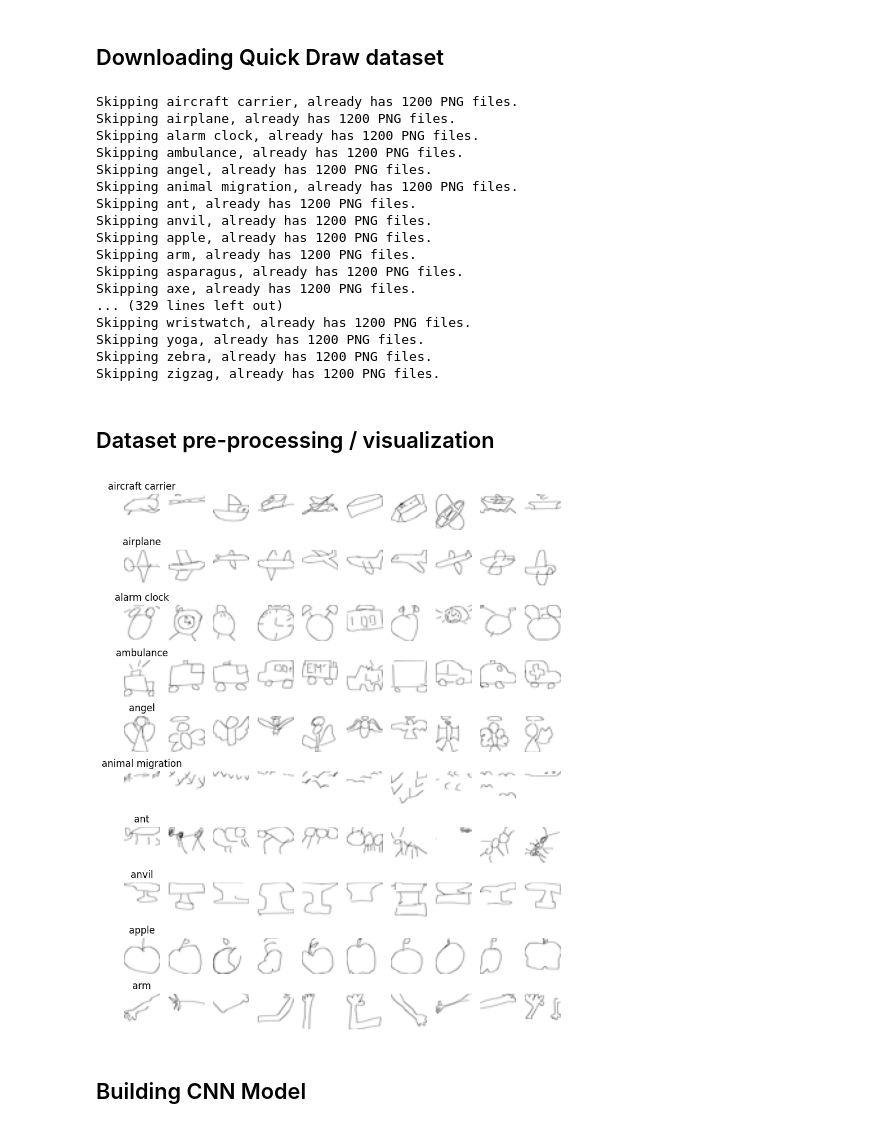
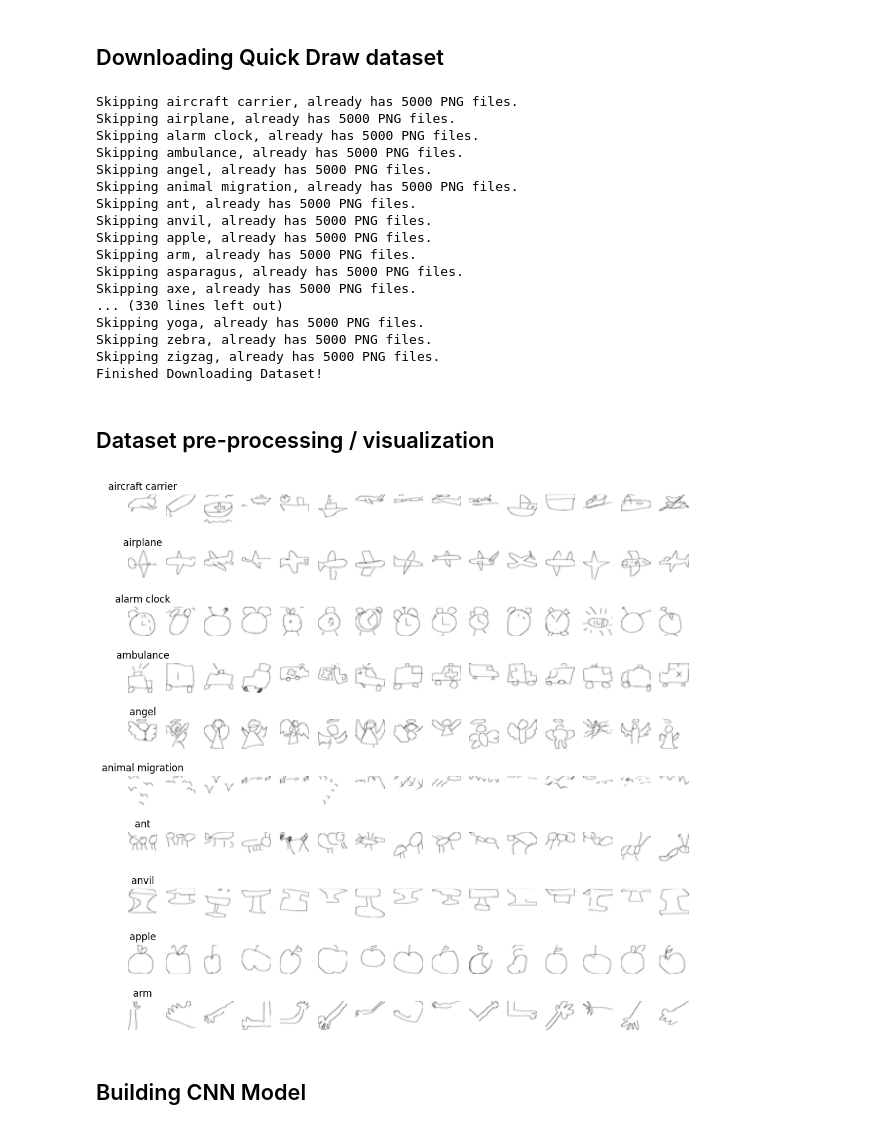
Before and after one commit to AlvajoyAsante/QuickDraw_CNN_SVM, a Jupyter notebook: cnn_training_analysis.ipynb, the cells around one changed output. Saved outputs shown, nothing was run; the diff lists cells and outputs as text; code cells hidden in the pictures.

```diff
--- a/cnn_training_analysis.ipynb
+++ b/cnn_training_analysis.ipynb
@@ -45,12 +45,13 @@ QuickDrawData().drawing_names
  'zigzag']
 # %% [markdown]
 ## Downloading Quick Draw dataset
+# %%
+# Constants
+IMAGE_SIZE = (28, 28)
+MAX_PER_CATEGORY = 5000  # Limit per category due to ram and space
+DATASET_PATH = 'dataset/'
+RECOGNIZED_ONLY = True
 # %%
-IMAGE_SIZE = (28, 28)
-MAX_PER_CATEGORY = 1200 # lol I have space limitations
-DATASET_PATH = 'dataset/'
-RECOGNIZED_ONLY = True
-
 # using the quick draw data to download the images
 for label in QuickDrawData().drawing_names:
     directory = Path(DATASET_PATH + label)
@@ -76,45 +77,48 @@ for label in QuickDrawData().drawing_names:
 
         # I need to resize the image to use it for our CNN Model
         img.get_image(stroke_width=3).resize(IMAGE_SIZE).save(filename)
+
+
+print("Finished Downloading Dataset!")
 # %% [output]
-Skipping aircraft carrier, already has 1200 PNG files.
-Skipping airplane, already has 1200 PNG files.
-Skipping alarm clock, already has 1200 PNG files.
-Skipping ambulance, already has 1200 PNG files.
-Skipping angel, already has 1200 PNG files.
-Skipping animal migration, already has 1200 PNG files.
-Skipping ant, already has 1200 PNG files.
-Skipping anvil, already has 1200 PNG files.
-Skipping apple, already has 1200 PNG files.
-Skipping arm, already has 1200 PNG files.
-Skipping asparagus, already has 1200 PNG files.
-Skipping axe, already has 1200 PNG files.
-... (329 lines left out)
-Skipping wristwatch, already has 1200 PNG files.
-Skipping yoga, already has 1200 PNG files.
-Skipping zebra, already has 1200 PNG files.
-Skipping zigzag, already has 1200 PNG files.
+Skipping aircraft carrier, already has 5000 PNG files.
+Skipping airplane, already has 5000 PNG files.
+Skipping alarm clock, already has 5000 PNG files.
+Skipping ambulance, already has 5000 PNG files.
+Skipping angel, already has 5000 PNG files.
+Skipping animal migration, already has 5000 PNG files.
+Skipping ant, already has 5000 PNG files.
+Skipping anvil, already has 5000 PNG files.
+Skipping apple, already has 5000 PNG files.
+Skipping arm, already has 5000 PNG files.
+Skipping asparagus, already has 5000 PNG files.
+Skipping axe, already has 5000 PNG files.
+... (330 lines left out)
+Skipping yoga, already has 5000 PNG files.
+Skipping zebra, already has 5000 PNG files.
+Skipping zigzag, already has 5000 PNG files.
+Finished Downloading Dataset!
 # %% [markdown]
 ## Dataset pre-processing / visualization
 # %%
 # lets take a look at the images!
-def display_sample_images(data_path, categories, num_images=10):
-    fig, axes = plt.subplots(len(categories), num_images, figsize=(8, len(categories)))
+def display_sample_images(data_path, categories, num_images=15):
+    fig, axes = plt.subplots(len(categories), num_images, figsize=(10, len(categories)))
     for i, category in enumerate(categories):
         category_path = Path(data_path) / category
         image_files = list(category_path.glob("*.png"))[:num_images]
         for j, image_file in enumerate(image_files):
             img = plt.imread(image_file)
             ax = axes[i, j] if len(categories) > 1 else axes[j]
             ax.imshow(img, cmap='gray')
             ax.axis('off')
             ax.set_title(category if j == 0 else "")
     plt.tight_layout()
     plt.show()
 
 # we only want to see 10 categories
 display_sample_images(DATASET_PATH, QuickDrawData().drawing_names[:10])
 # %% [output]
-[figure, old version]
+[figure, new version]
 # %% [markdown]
 ## Building CNN Model
```
Also changed, not shown: parts of 8 cells of this notebook.
